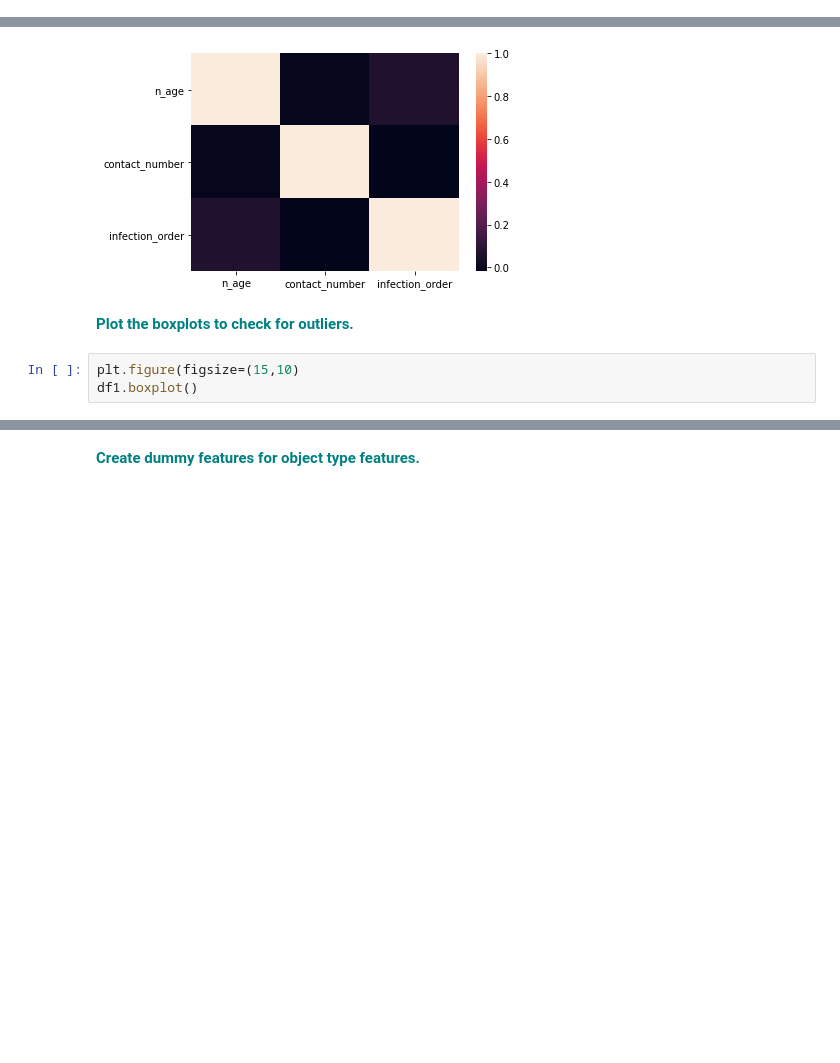
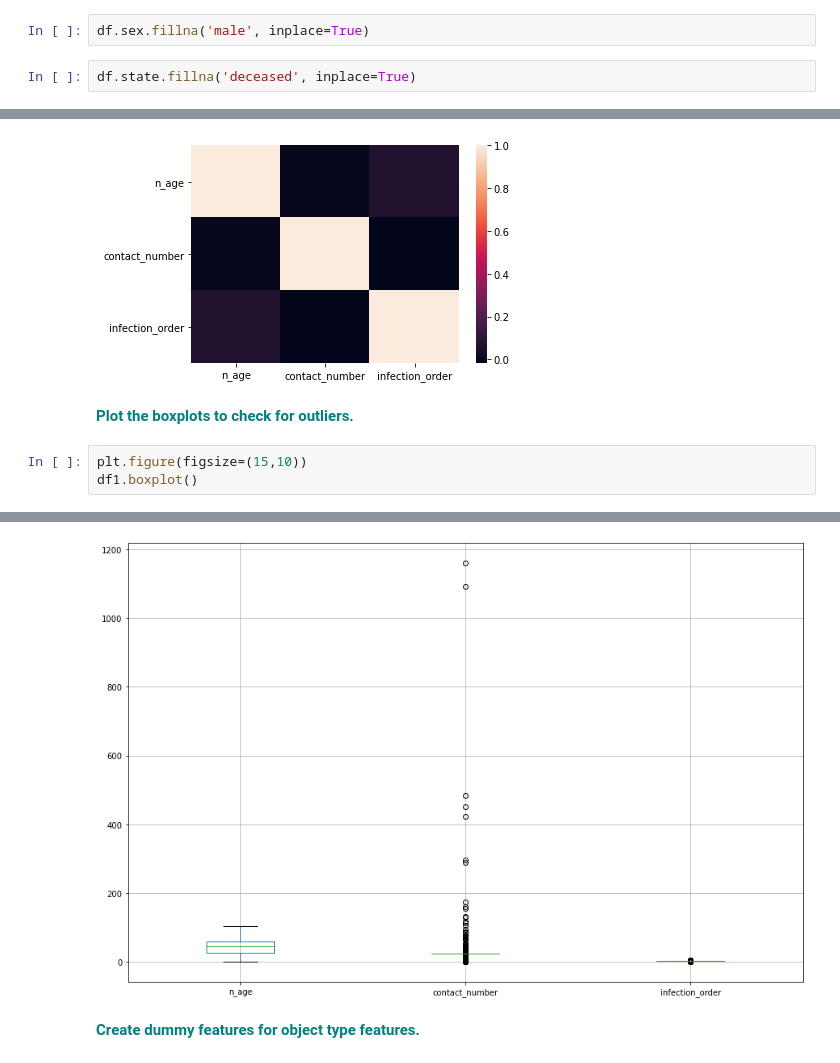
Before and after one commit to sweta0805/springboard, a Jupyter notebook: 1593492590_RandomForest_Covid_Case_Study_06302020 (3)/RandomForest Covid Case Study_06302020/RandomForest_casestudy_covid19.ipynb, the cells around one changed output, grey strips where cells are left out. Drawn from its saved outputs; the diff is of its cells as text; blank space fills up the shorter version.

```diff
--- a/1593492590_RandomForest_Covid_Case_Study_06302020 (3)/RandomForest Covid Case Study_06302020/RandomForest_casestudy_covid19.ipynb
+++ b/1593492590_RandomForest_Covid_Case_Study_06302020 (3)/RandomForest Covid Case Study_06302020/RandomForest_casestudy_covid19.ipynb
@@ -238,0 +230,4 @@ df.head()
+# %%
+df.sex.fillna('male', inplace=True)
+# %%
+df.state.fillna('deceased', inplace=True)
@@ -334,6 +352,6 @@ sns.heatmap(df1.corr())
 # %% [markdown]
 **<font color='teal'> Plot the boxplots to check for outliers. </font>**
 # %%
-plt.figure(figsize=(15,10)
+plt.figure(figsize=(15,10))
 df1.boxplot()
 # %% [output]
@@ -341,2 +359,3 @@ SyntaxError: invalid syntax (<ipython-input-37-2f9cd3afb48b>, line 2)
+[figure, added]
 # %% [markdown]
 **<font color='teal'> Create dummy features for object type features. </font>**
```
Also changed, not shown: parts of 9 cells of this notebook, 2 other files.
